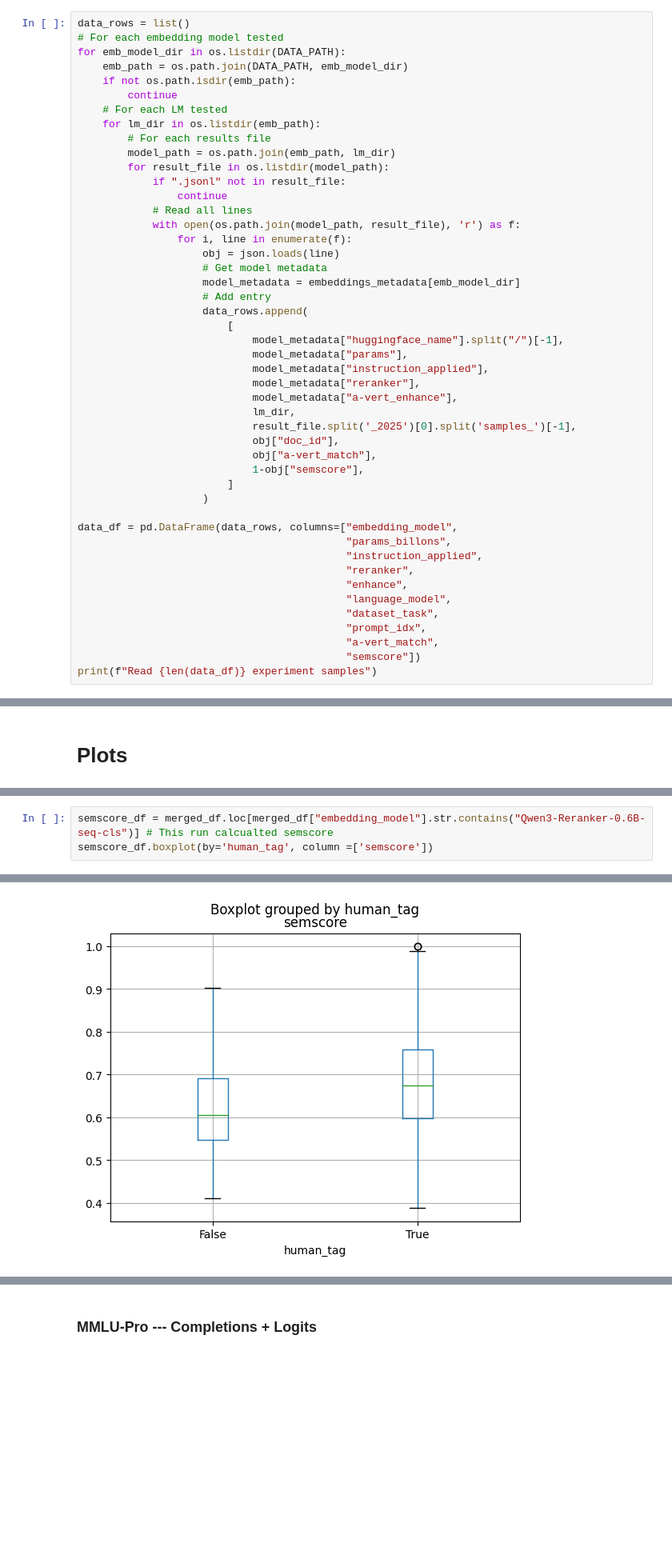
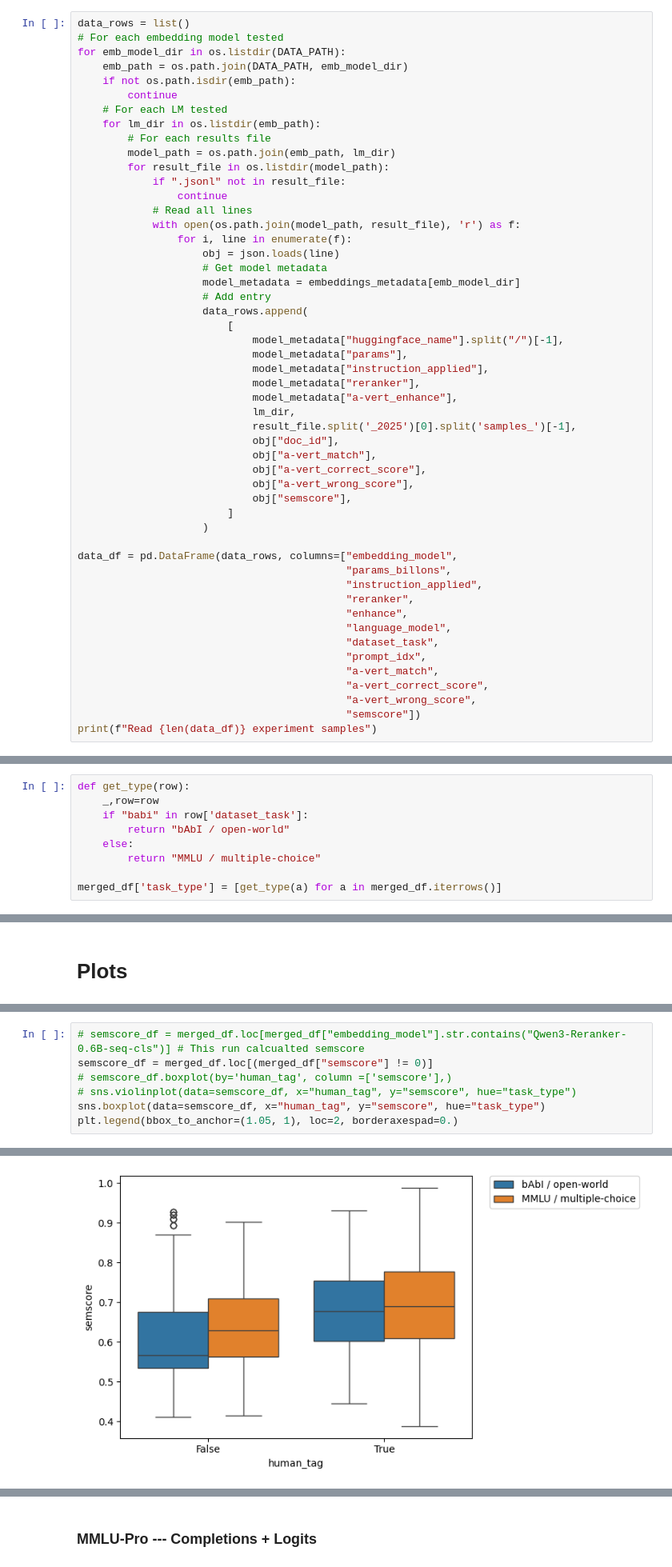
Before and after one commit to pnyxai/a-vert, a Jupyter notebook: notebooks/process_results.ipynb, the cells around one changed output, grey strips where cells are left out. Shown at 80% size. Cells and saved outputs as stored; diff of their text form; blank space fills up the shorter version.

Commit message:
vllm embedding truncation fix | all models tested (small)

```diff
--- a/notebooks/process_results.ipynb
+++ b/notebooks/process_results.ipynb
@@ -195,7 +272,9 @@ for emb_model_dir in os.listdir(DATA_PATH):
                             result_file.split('_2025')[0].split('samples_')[-1],
                             obj["doc_id"],
                             obj["a-vert_match"],
-                            1-obj["semscore"],
+                            obj["a-vert_correct_score"],
+                            obj["a-vert_wrong_score"],
+                            obj["semscore"],
                         ]
                     )
 
@@ -208,6 +287,8 @@ data_df = pd.DataFrame(data_rows, columns=["embedding_model",
                                            "dataset_task",
                                            "prompt_idx",
                                            "a-vert_match",
+                                           "a-vert_correct_score",
+                                           "a-vert_wrong_score",
                                            "semscore"])
 print(f"Read {len(data_df)} experiment samples")
 # %% [output]
@@ -258,0 +335,9 @@ merged_df.head()
+# %%
+def get_type(row):
+    _,row=row
+    if "babi" in row['dataset_task']:
+        return "bAbI / open-world"
+    else:
+        return "MMLU / multiple-choice"
+
+merged_df['task_type'] = [get_type(a) for a in merged_df.iterrows()]
@@ -388,4 +551,8 @@ Balanced Accuracy: 0.96
 # %%
-semscore_df = merged_df.loc[merged_df["embedding_model"].str.contains("Qwen3-Reranker-0.6B-seq-cls")] # This run calcualted semscore
-semscore_df.boxplot(by='human_tag', column =['semscore'])
+# semscore_df = merged_df.loc[merged_df["embedding_model"].str.contains("Qwen3-Reranker-0.6B-seq-cls")] # This run calcualted semscore
+semscore_df = merged_df.loc[(merged_df["semscore"] != 0)]
+# semscore_df.boxplot(by='human_tag', column =['semscore'],)
+# sns.violinplot(data=semscore_df, x="human_tag", y="semscore", hue="task_type")
+sns.boxplot(data=semscore_df, x="human_tag", y="semscore", hue="task_type")
+plt.legend(bbox_to_anchor=(1.05, 1), loc=2, borderaxespad=0.)
 # %% [output]
@@ -393,4 +560,4 @@ semscore_df.boxplot(by='human_tag', column =['semscore'])
-[figure, old version]
+[figure, new version]
 # %%
 # Calculate optimal threshold
 opt_val = 0
```
Also changed, not shown: parts of 14 cells of this notebook, 2 other files.
